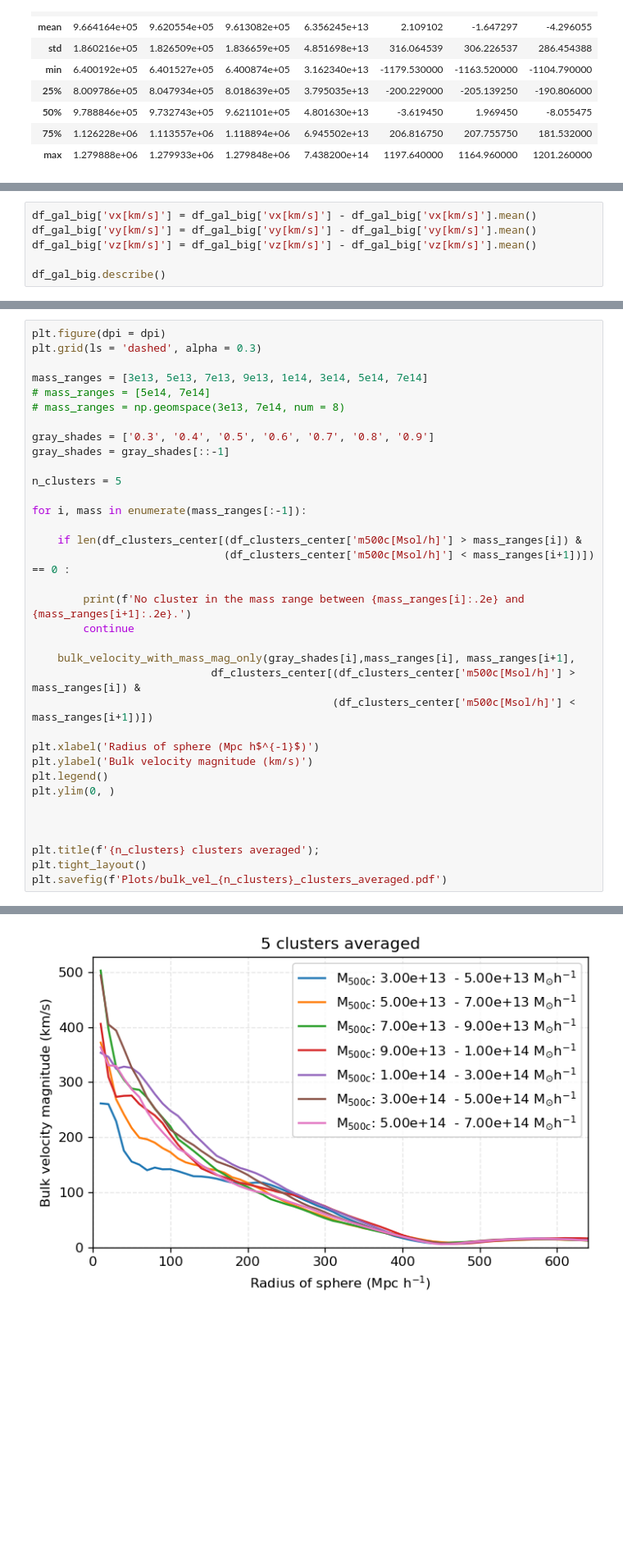
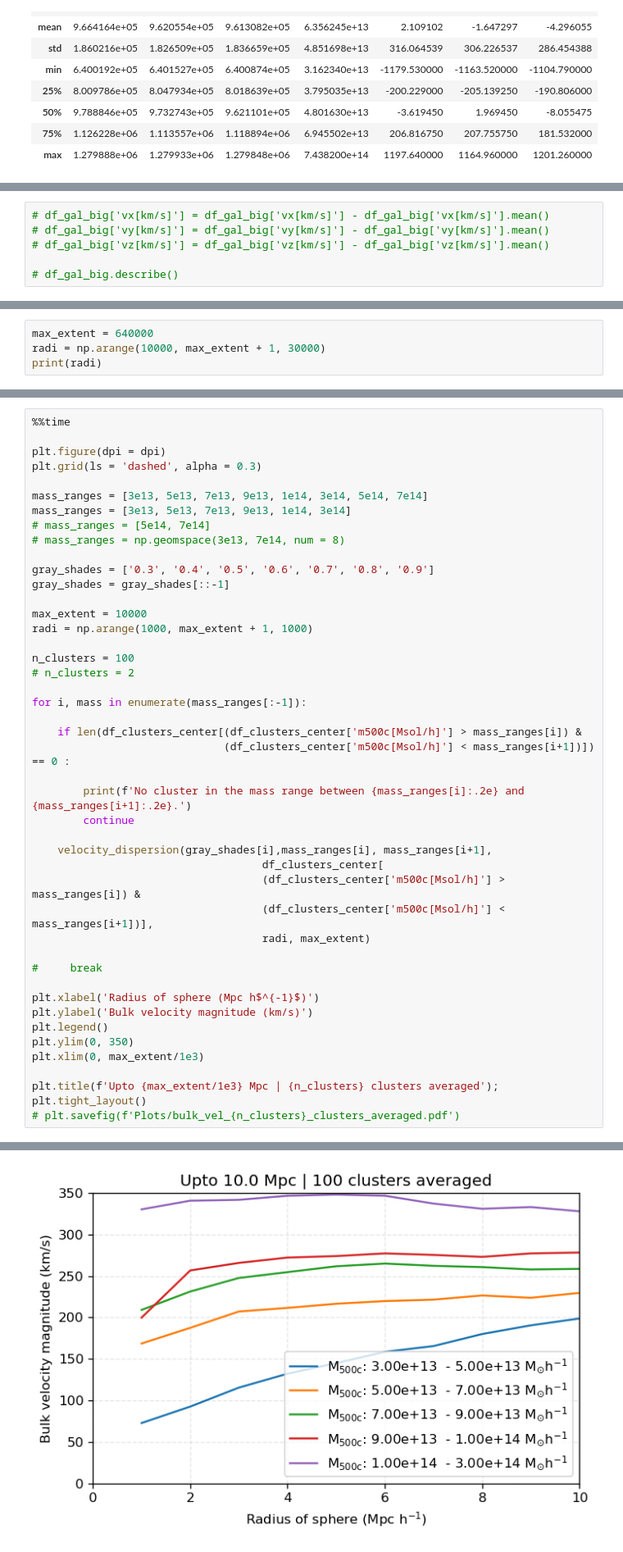
Before and after one commit to awaismirza92/velocity-reconstruction-and-kinetic-SZ, a Jupyter notebook: codes/Dipole_Bias/Dipole_Bias_big_box.ipynb, the cells around one changed output, grey strips where cells are left out. Shown: that part at 82% size. Saved outputs shown, nothing was run; the diff lists cells and outputs as text; blank space fills up the shorter version.

Commit message:
implemented two more approaches for bulk velocity

```diff
--- a/codes/Dipole_Bias/Dipole_Bias_big_box.ipynb
+++ b/codes/Dipole_Bias/Dipole_Bias_big_box.ipynb
@@ -166,8 +209,8 @@ df_gal_big.describe()
 | 75% | 1.443867e+06 | 1.446201e+06 | 1.442515e+06 | 4.192930e+11 | 1.244070e+12 | 2.167707e+02 | 2.142572e+02 | 2.005062e+02 |
 | max | 1.919996e+06 | 1.919981e+06 | 1.919993e+06 | 1.077460e+13 | 1.420090e+14 | 2.423331e+03 | 3.048130e+03 | 2.638449e+03 |
 # %%
-df_gal_big['vx[km/s]'] = df_gal_big['vx[km/s]'] - df_gal_big['vx[km/s]'].mean()
-df_gal_big['vy[km/s]'] = df_gal_big['vy[km/s]'] - df_gal_big['vy[km/s]'].mean()
-df_gal_big['vz[km/s]'] = df_gal_big['vz[km/s]'] - df_gal_big['vz[km/s]'].mean()
+# df_gal_big['vx[km/s]'] = df_gal_big['vx[km/s]'] - df_gal_big['vx[km/s]'].mean()
+# df_gal_big['vy[km/s]'] = df_gal_big['vy[km/s]'] - df_gal_big['vy[km/s]'].mean()
+# df_gal_big['vz[km/s]'] = df_gal_big['vz[km/s]'] - df_gal_big['vz[km/s]'].mean()
 
-df_gal_big.describe()
+# df_gal_big.describe()
@@ -340,0 +470,4 @@ plt.tight_layout()
+# %%
+max_extent = 640000
+radi = np.arange(10000, max_extent + 1, 30000)
+print(radi)
@@ -341,15 +572,22 @@ plt.tight_layout()
 # %%
+%%time
+
 plt.figure(dpi = dpi)
 plt.grid(ls = 'dashed', alpha = 0.3)
 
 mass_ranges = [3e13, 5e13, 7e13, 9e13, 1e14, 3e14, 5e14, 7e14]
+mass_ranges = [3e13, 5e13, 7e13, 9e13, 1e14, 3e14]
 # mass_ranges = [5e14, 7e14]
 # mass_ranges = np.geomspace(3e13, 7e14, num = 8)
 
 gray_shades = ['0.3', '0.4', '0.5', '0.6', '0.7', '0.8', '0.9']
 gray_shades = gray_shades[::-1]
 
-n_clusters = 5
+max_extent = 10000
+radi = np.arange(1000, max_extent + 1, 1000)
+
+n_clusters = 100
+# n_clusters = 2
 
 for i, mass in enumerate(mass_ranges[:-1]):
 
@@ -359,18 +597,21 @@ for i, mass in enumerate(mass_ranges[:-1]):
         print(f'No cluster in the mass range between {mass_ranges[i]:.2e} and {mass_ranges[i+1]:.2e}.')
         continue
 
-    bulk_velocity_with_mass_mag_only(gray_shades[i],mass_ranges[i], mass_ranges[i+1],
-                            df_clusters_center[(df_clusters_center['m500c[Msol/h]'] > mass_ranges[i]) &
-                                               (df_clusters_center['m500c[Msol/h]'] < mass_ranges[i+1])])
+    velocity_dispersion(gray_shades[i],mass_ranges[i], mass_ranges[i+1],
+                                    df_clusters_center[
+                                    (df_clusters_center['m500c[Msol/h]'] > mass_ranges[i]) &
+                                    (df_clusters_center['m500c[Msol/h]'] < mass_ranges[i+1])],
+                                    radi, max_extent)
+
+#     break
 
 plt.xlabel('Radius of sphere (Mpc h$^{-1}$)')
 plt.ylabel('Bulk velocity magnitude (km/s)')
 plt.legend()
-plt.ylim(0, )
+plt.ylim(0, 350)
+plt.xlim(0, max_extent/1e3)
 
-
-
-plt.title(f'{n_clusters} clusters averaged');
+plt.title(f'Upto {max_extent/1e3} Mpc | {n_clusters} clusters averaged');
 plt.tight_layout()
-plt.savefig(f'Plots/bulk_vel_{n_clusters}_clusters_averaged.pdf')
+# plt.savefig(f'Plots/bulk_vel_{n_clusters}_clusters_averaged.pdf')
 # %% [output]
@@ -377,3 +620,3 @@ plt.savefig(f'Plots/bulk_vel_{n_clusters}_clusters_averaged.pdf')
-[figure, old version]
+[figure, new version]
 # %%
 %%time
```
Also changed, not shown: parts of 13 cells of this notebook.
